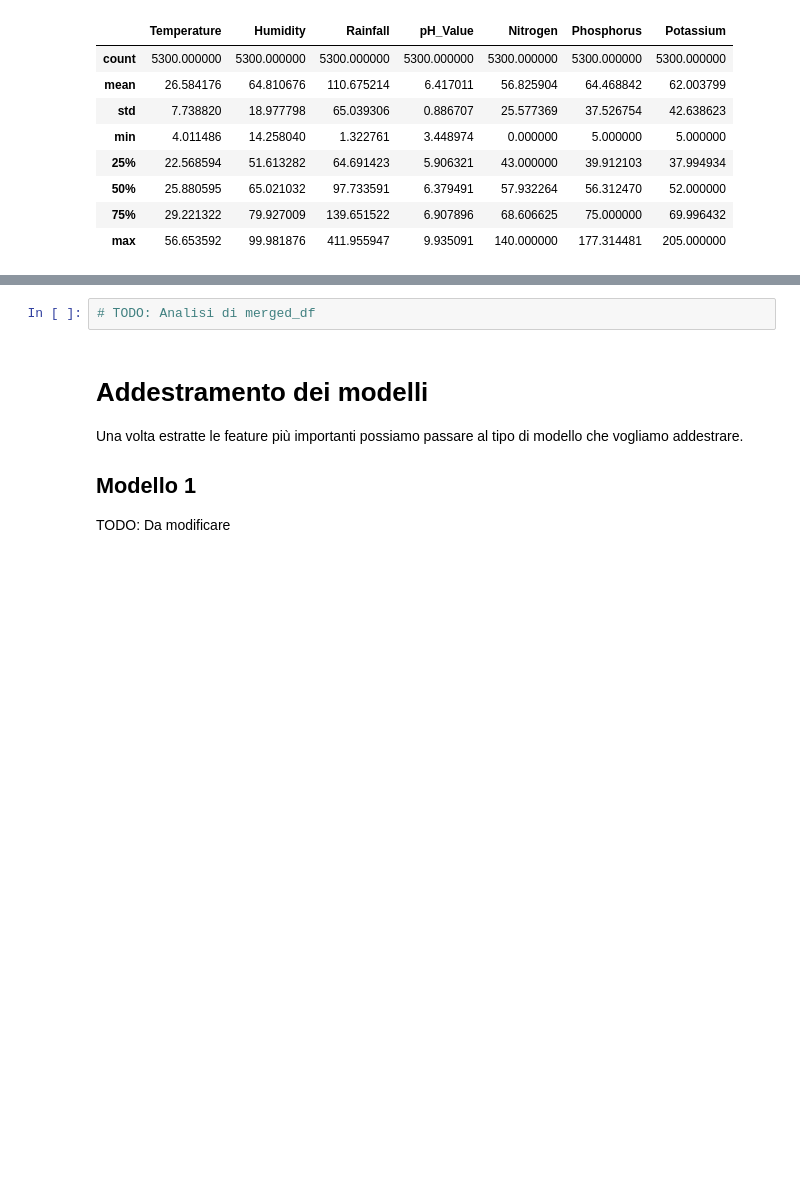
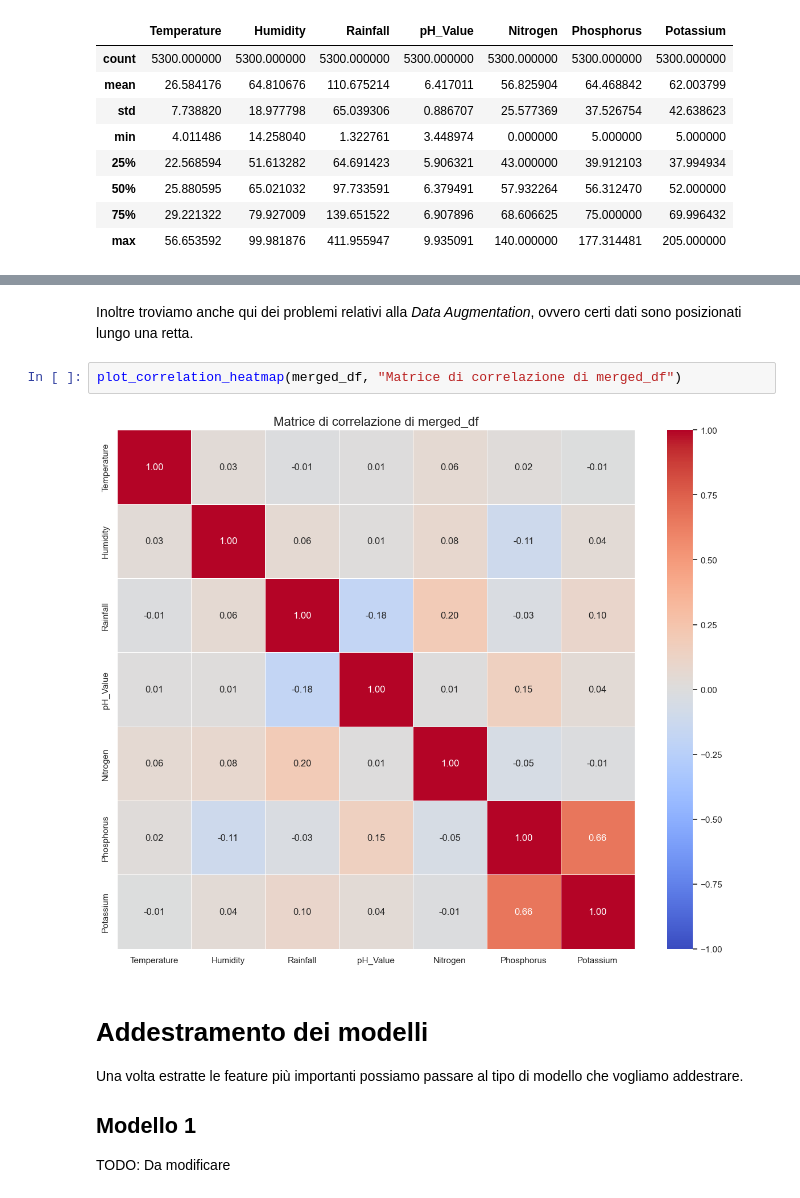
Before and after one commit to Jujez04/data-intensive-project, a Jupyter notebook: main.ipynb, the cells around one changed output, grey strips where cells are left out. Drawn from its saved outputs; the diff is of its cells as text; blank space fills up the shorter version.

```diff
--- a/main.ipynb
+++ b/main.ipynb
@@ -548,5 +648,9 @@ merged_df.describe()
+# %% [markdown]
+Inoltre troviamo anche qui dei problemi relativi alla *Data Augmentation*, ovvero certi dati sono posizionati lungo una retta.
 # %%
-# TODO: Analisi di merged_df
+plot_correlation_heatmap(merged_df, "Matrice di correlazione di merged_df")
+# %% [output]
+[figure, added]
 # %% [markdown]
 # Addestramento dei modelli
 Una volta estratte le feature più importanti possiamo passare al tipo di modello che vogliamo addestrare.
```
Also changed, not shown: parts of 20 cells of this notebook, 2 other files.
